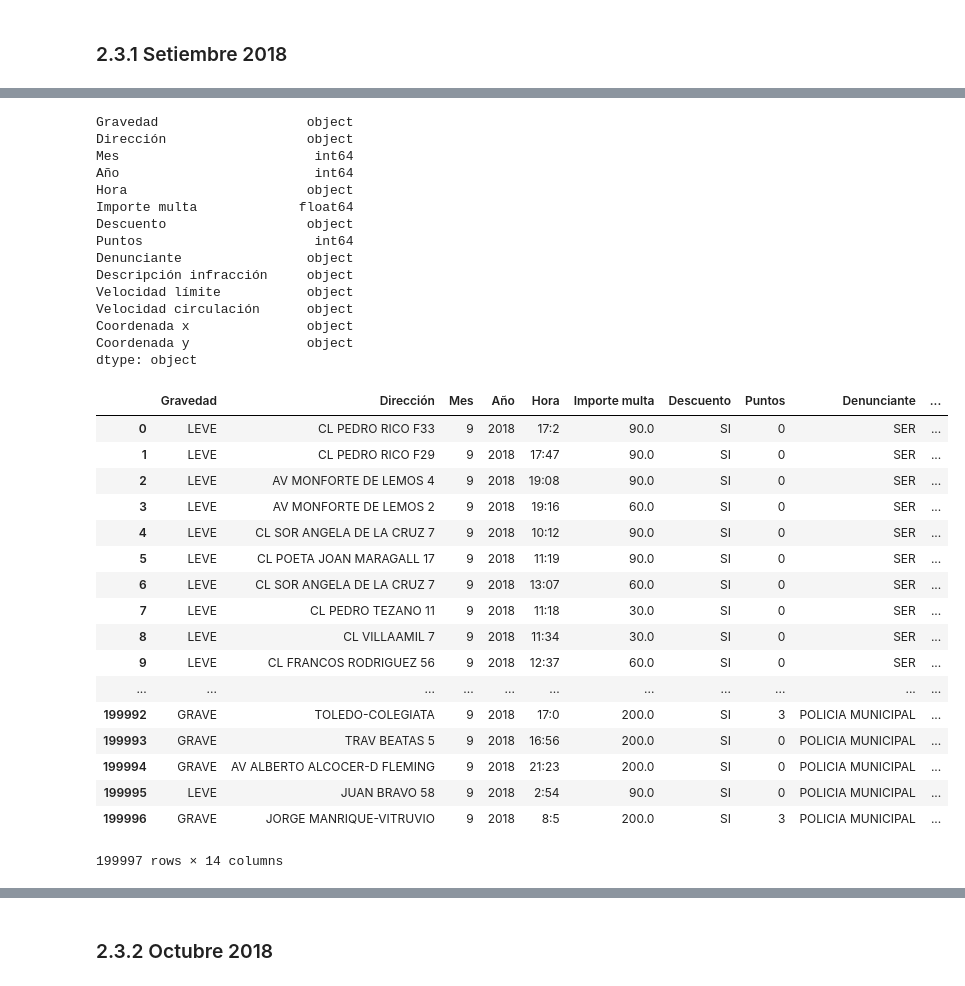
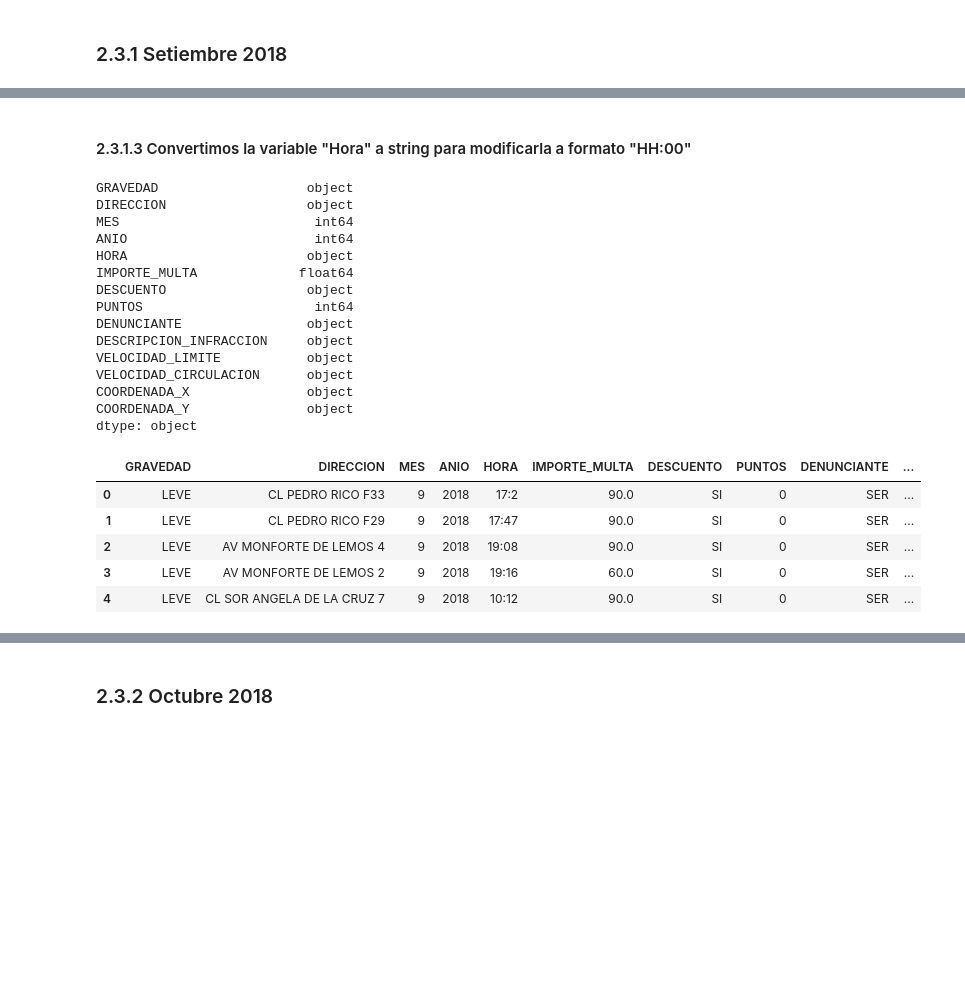
Before and after one commit to edisonsalinas/Proyecto_python, a Jupyter notebook: Trabajo_Final.ipynb, the cells around one changed output, grey strips where cells are left out. Saved outputs shown, nothing was run; the diff lists cells and outputs as text; code cells hidden in the pictures; blank space fills up the shorter version.

```diff
--- a/Trabajo_Final.ipynb
+++ b/Trabajo_Final.ipynb
@@ -14,3 +9,18 @@ from datetime import datetime,timedelta
+# %%
+import pandas as pd
+import re
+import numpy as np
+import datetime
+from datetime import datetime,date
+import matplotlib
+import matplotlib.pyplot as plt
+from matplotlib.ticker import FuncFormatter
+pd.options.display.float_format = '{:,.1f}'.format
+import matplotlib.dates as mdates
+%matplotlib inline
+import matplotlib.ticker as mtick
+from matplotlib.ticker import FuncFormatter
+pd.options.display.float_format = '{:,.1f}'.format
 # %% [markdown]
 # 2. Cargamos los archivos csv y los nombramos
 # %% [markdown]
@@ -94,42 +116,36 @@ Coordenada y               object
 dtype: object
+# %% [markdown]
+#### 2.3.1.3 Convertimos la variable "Hora" a string para modificarla a formato "HH:00"
 # %%
-set18.Hora=set18.Hora.apply(lambda i: str(i))
+# Convertimos la variable a string
+
+set18.HORA=set18.HORA.apply(lambda i: str(i))
 set18.dtypes
 # %% [output]
-Gravedad                   object
-Dirección                  object
-Mes                         int64
-Año                         int64
-Hora                       object
-Importe multa             float64
-Descuento                  object
-Puntos                      int64
-Denunciante                object
-Descripción infracción     object
-Velocidad límite           object
-Velocidad circulación      object
-Coordenada x               object
-Coordenada y               object
+GRAVEDAD                   object
+DIRECCION                  object
+MES                         int64
+ANIO                        int64
+HORA                       object
+IMPORTE_MULTA             float64
+DESCUENTO                  object
+PUNTOS                      int64
+DENUNCIANTE                object
+DESCRIPCION_INFRACCION     object
+VELOCIDAD_LIMITE           object
+VELOCIDAD_CIRCULACION      object
+COORDENADA_X               object
+COORDENADA_Y               object
 dtype: object
 # %%
-set18['Hora']=set18.Hora.apply(lambda i: i.replace('.',':'))
-set18
+# Reemplazamos los "." por ":"
+
+set18['HORA']=set18.HORA.apply(lambda i: i.replace('.',':'))
+set18.head()
 # %% [output]
-|  | Gravedad | Dirección | Mes | Año | Hora | Importe multa | Descuento | Puntos | Denunciante | ... |
+|  | GRAVEDAD | DIRECCION | MES | ANIO | HORA | IMPORTE_MULTA | DESCUENTO | PUNTOS | DENUNCIANTE | ... |
 | 0 | LEVE | CL PEDRO RICO F33 | 9 | 2018 | 17:2 | 90.0 | SI | 0 | SER | ... |
 | 1 | LEVE | CL PEDRO RICO F29 | 9 | 2018 | 17:47 | 90.0 | SI | 0 | SER | ... |
 | 2 | LEVE | AV MONFORTE DE LEMOS 4 | 9 | 2018 | 19:08 | 90.0 | SI | 0 | SER | ... |
 | 3 | LEVE | AV MONFORTE DE LEMOS 2 | 9 | 2018 | 19:16 | 60.0 | SI | 0 | SER | ... |
 | 4 | LEVE | CL SOR ANGELA DE LA CRUZ 7 | 9 | 2018 | 10:12 | 90.0 | SI | 0 | SER | ... |
-| 5 | LEVE | CL POETA JOAN MARAGALL 17 | 9 | 2018 | 11:19 | 90.0 | SI | 0 | SER | ... |
-| 6 | LEVE | CL SOR ANGELA DE LA CRUZ 7 | 9 | 2018 | 13:07 | 60.0 | SI | 0 | SER | ... |
-| 7 | LEVE | CL PEDRO TEZANO 11 | 9 | 2018 | 11:18 | 30.0 | SI | 0 | SER | ... |
-| 8 | LEVE | CL VILLAAMIL 7 | 9 | 2018 | 11:34 | 30.0 | SI | 0 | SER | ... |
-| 9 | LEVE | CL FRANCOS RODRIGUEZ 56 | 9 | 2018 | 12:37 | 60.0 | SI | 0 | SER | ... |
-| ... | ... | ... | ... | ... | ... | ... | ... | ... | ... | ... |
-| 199992 | GRAVE | TOLEDO-COLEGIATA | 9 | 2018 | 17:0 | 200.0 | SI | 3 | POLICIA MUNICIPAL | ... |
-| 199993 | GRAVE | TRAV BEATAS 5 | 9 | 2018 | 16:56 | 200.0 | SI | 0 | POLICIA MUNICIPAL | ... |
-| 199994 | GRAVE | AV ALBERTO ALCOCER-D FLEMING | 9 | 2018 | 21:23 | 200.0 | SI | 0 | POLICIA MUNICIPAL | ... |
-| 199995 | LEVE | JUAN BRAVO 58 | 9 | 2018 | 2:54 | 90.0 | SI | 0 | POLICIA MUNICIPAL | ... |
-| 199996 | GRAVE | JORGE MANRIQUE-VITRUVIO | 9 | 2018 | 8:5 | 200.0 | SI | 3 | POLICIA MUNICIPAL | ... |
-199997 rows × 14 columns
```
Also changed, not shown: parts of 27 cells of this notebook.
